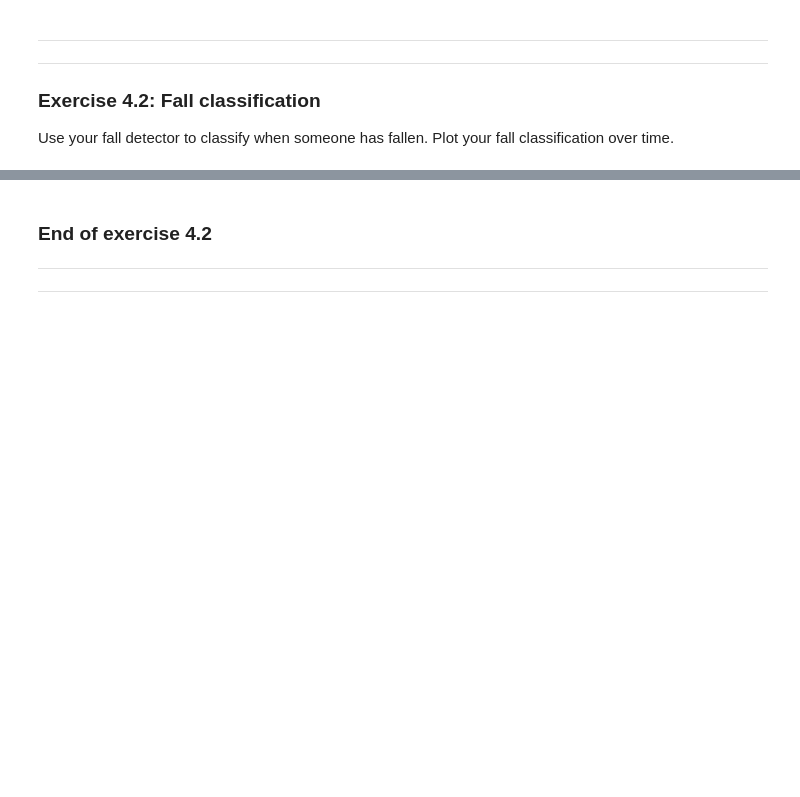
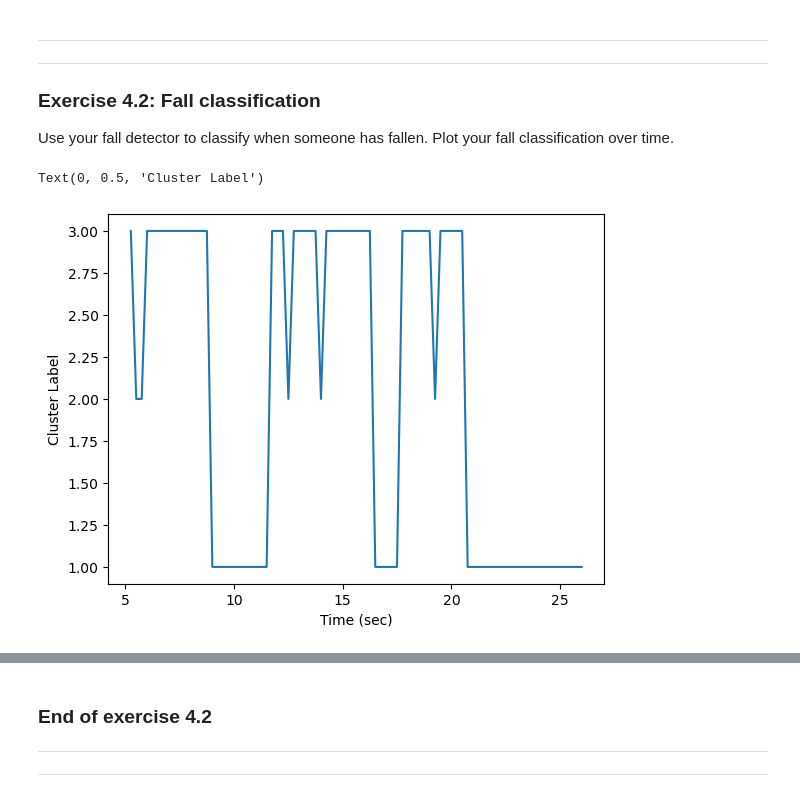
Before and after one commit to ErikNij/5ARB0DataScience, a Jupyter notebook: Assignment2a/falldetector-template.ipynb, the cells around one changed output, grey strips where cells are left out. Drawn from its saved outputs; the diff is of its cells as text; code cells hidden in the pictures; blank space fills up the shorter version.

```diff
--- a/Assignment2a/falldetector-template.ipynb
+++ b/Assignment2a/falldetector-template.ipynb
@@ -594,0 +572,51 @@ Use your fall detector to classify when someone has fallen. Plot your fall class
+# %%
+#// BEGIN_TODO [5ARB0_FallDetector_4_2] Classify falls
+
+# Importing fall test that is seperate from the original dataset
+fallTest_acc_csv = "./TestData_Aryan/test3/Accelerometer.csv"
+fallTest_grav_csv = "./TestData_Aryan/test3/Gravity.csv"
+fallTest_gyro_csv = "./TestData_Aryan/test3/Gyroscope.csv"
+
+# test data loaded
+fallTest_acc_df, fallTest_grav_df, fallTest_gyro_df = readDataFromCSV(fallTest_acc_csv, fallTest_grav_csv, fallTest_gyro_csv)
+
+# test data pre-processing
+fallTest_data = MergeDatasets(fallTest_acc_df, fallTest_grav_df, fallTest_gyro_df)
+fallTest_norm = normaliseDataset(trimDataset(fallTest_data, fromStart=5, fromEnd=6))
+fallTest_mat = fallTest_norm.to_numpy()
+
+L = 50 # Segment length
+K = 25 # Segment overlap
+
+fallTest_Y_mean = process_segment(fallTest_mat, "mean", L, K)
+fallTest_Y_std = process_segment(fallTest_mat, "std", L, K)
+fallTest_Y_minimum = process_segment(fallTest_mat, "minimum", L, K)
+fallTest_Y_maximum = process_segment(fallTest_mat, "maximum", L, K)
+
+# Extract mean time data for all segments
+fallTest_time_mean = fallTest_Y_mean[:,0]
+
+# Remove time data
+segment_list = [fallTest_Y_mean, fallTest_Y_std, fallTest_Y_minimum, fallTest_Y_maximum]
+
+for i in range(len(segment_list)):
+    segment_list[i] = np.delete(segment_list[i], 0, axis=1)
+
+# Combine features
+fallTest_features = np.hstack((segment_list[0], segment_list[1], segment_list[2], segment_list[3]))
+
+# Fall detector test
+trans_fallTest_features = pcaFit.transform(fallTest_features) # extract important features from test data
+fallTest_labels = gmm.predict(trans_fallTest_features) # predict condition
+
+# Plot labels with time
+plotData = np.hstack((fallTest_labels, fallTest_time_mean))
+plt.figure()
+plt.plot(fallTest_time_mean, fallTest_labels)
+plt.xlabel("Time (sec)")
+plt.ylabel("Cluster Label")
+
+#// END_TODO [5ARB0_FallDetector_4_2]
+# %% [output]
+Text(0, 0.5, 'Cluster Label')
+[figure, added]
```
Also changed, not shown: parts of 12 cells of this notebook.
